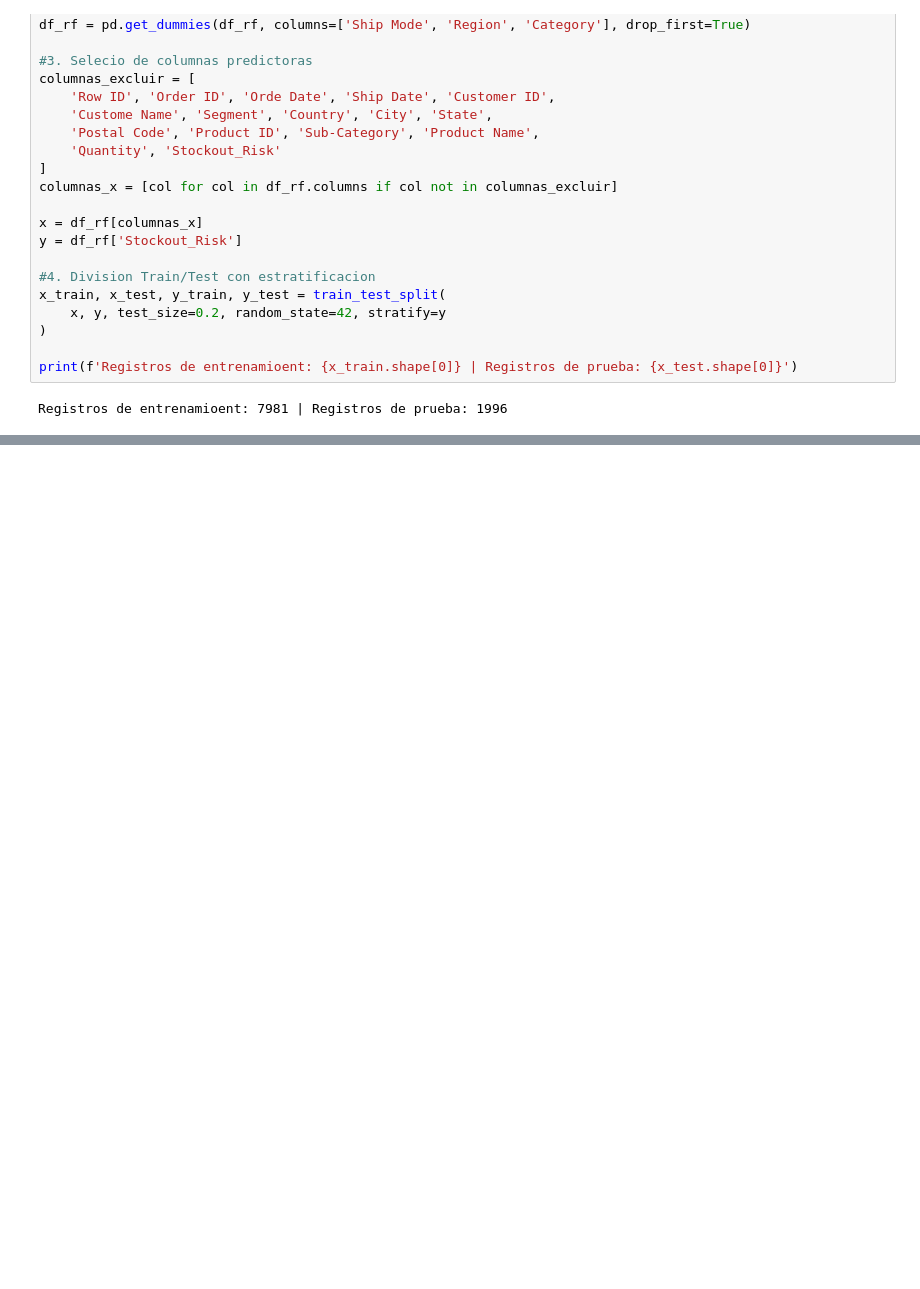
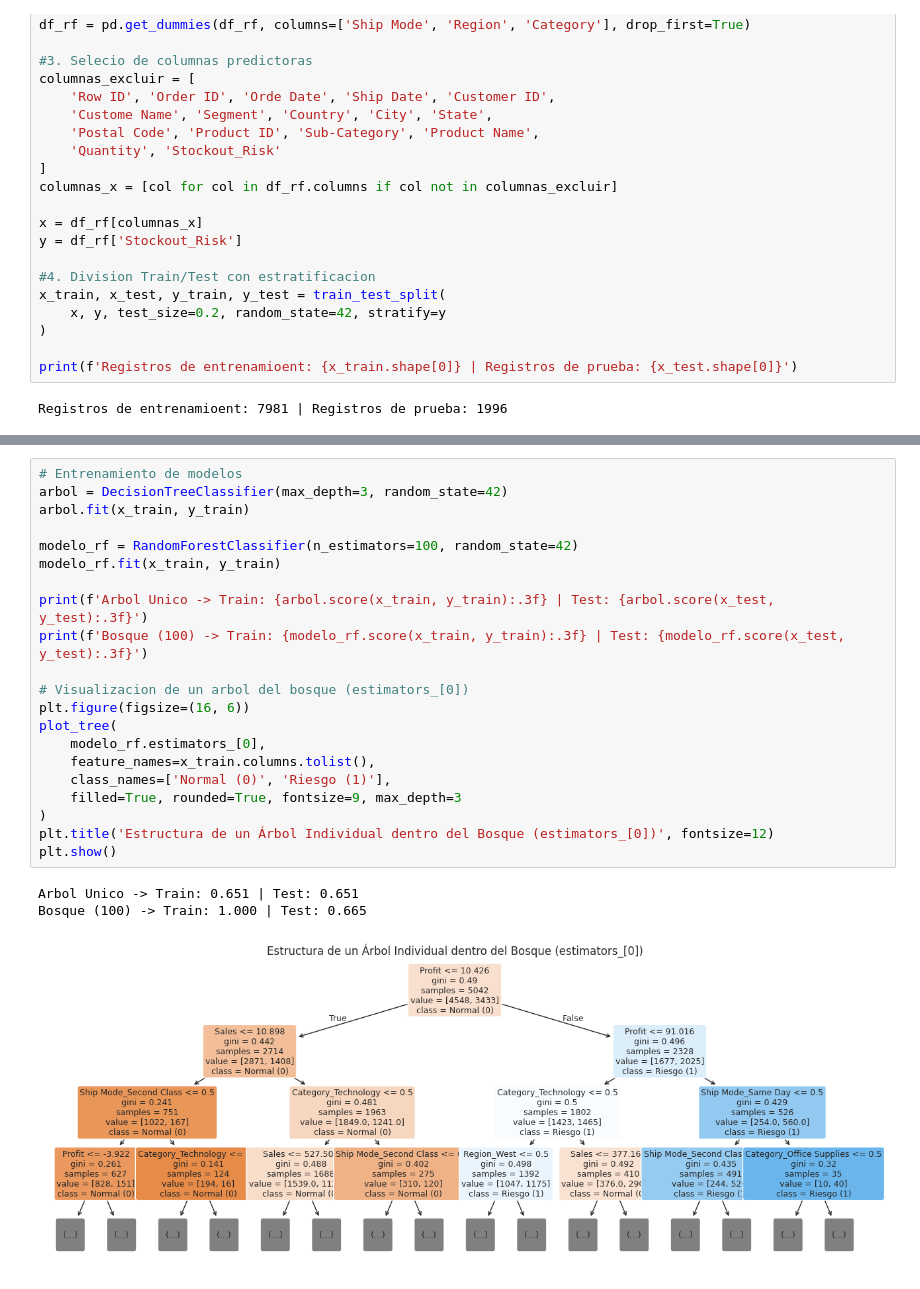
Before and after one commit to jvillagra66-oss/ml-inventario-superstore, a Jupyter notebook: notebooks/01_analisis_inventario.ipynb, the cells around one changed output, grey strips where cells are left out. Cells and saved outputs as stored; diff of their text form; blank space fills up the shorter version.

```diff
--- a/notebooks/01_analisis_inventario.ipynb
+++ b/notebooks/01_analisis_inventario.ipynb
@@ -1110,0 +1114,25 @@ Registros de entrenamioent: 7981 | Registros de prueba: 1996
+# %%
+# Entrenamiento de modelos
+arbol = DecisionTreeClassifier(max_depth=3, random_state=42)
+arbol.fit(x_train, y_train)
+
+modelo_rf = RandomForestClassifier(n_estimators=100, random_state=42)
+modelo_rf.fit(x_train, y_train)
+
+print(f'Arbol Unico -> Train: {arbol.score(x_train, y_train):.3f} | Test: {arbol.score(x_test, y_test):.3f}')
+print(f'Bosque (100) -> Train: {modelo_rf.score(x_train, y_train):.3f} | Test: {modelo_rf.score(x_test, y_test):.3f}')
+
+# Visualizacion de un arbol del bosque (estimators_[0])
+plt.figure(figsize=(16, 6))
+plot_tree(
+    modelo_rf.estimators_[0],
+    feature_names=x_train.columns.tolist(),
+    class_names=['Normal (0)', 'Riesgo (1)'],
+    filled=True, rounded=True, fontsize=9, max_depth=3
+)
+plt.title('Estructura de un Árbol Individual dentro del Bosque (estimators_[0])', fontsize=12)
+plt.show()
+# %% [output]
+Arbol Unico -> Train: 0.651 | Test: 0.651
+Bosque (100) -> Train: 1.000 | Test: 0.665
+[figure, added]
```
Also changed, not shown: parts of 11 cells of this notebook.
